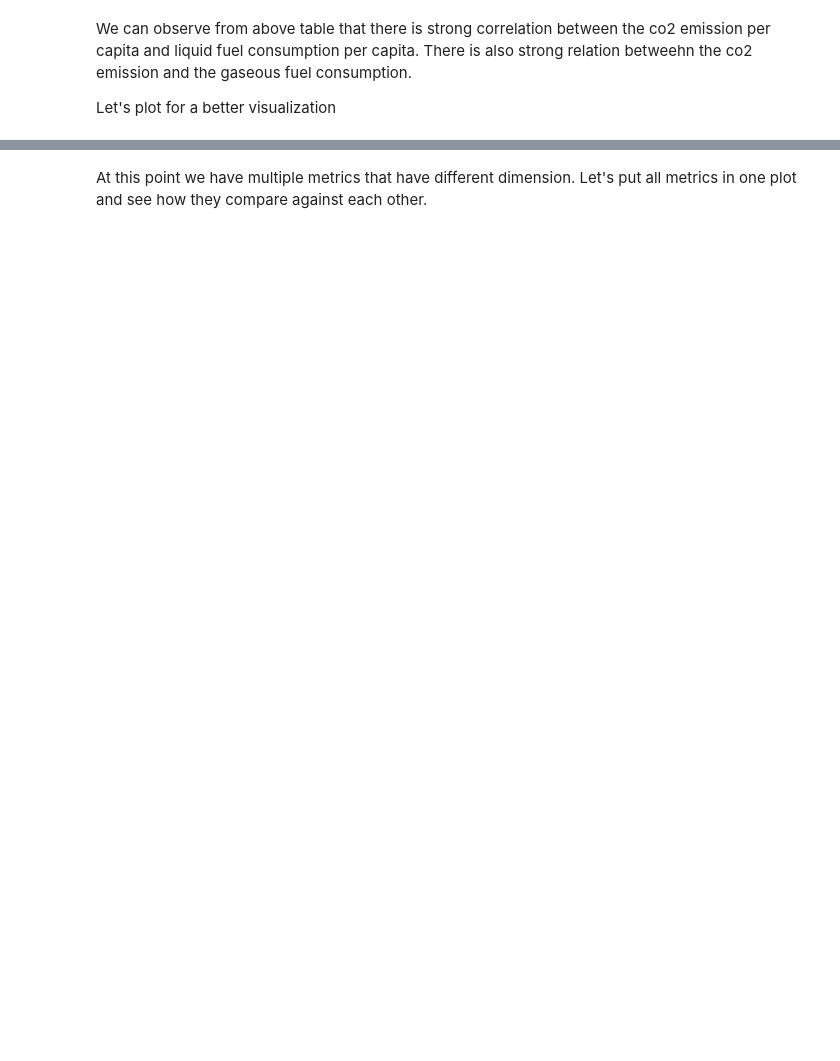
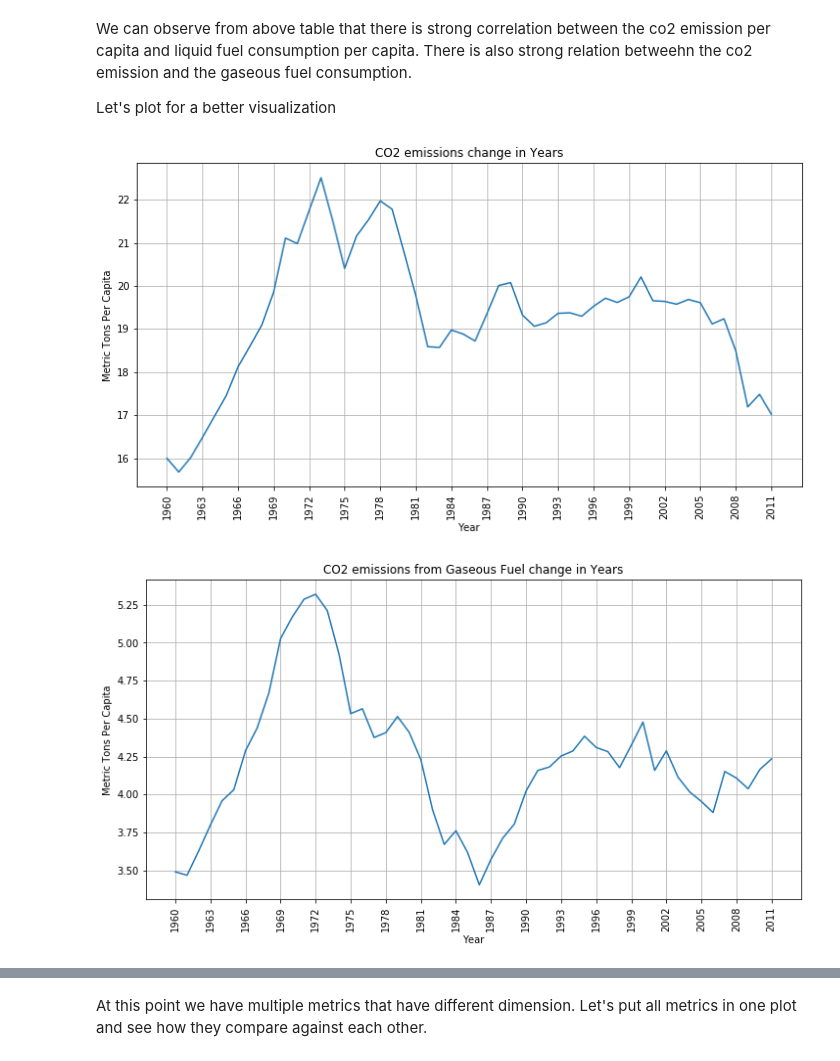
Before and after one commit to robertcox324/5horsemenoftheapocalypse, a Jupyter notebook: WDI_Analysis.ipynb, the cells around one changed output, grey strips where cells are left out. Saved outputs shown, nothing was run; the diff lists cells and outputs as text; code cells hidden in the pictures; blank space fills up the shorter version.

```diff
--- a/WDI_Analysis.ipynb
+++ b/WDI_Analysis.ipynb
@@ -11,7 +12,7 @@ from pprint import pprint
 # %% [markdown]
 ### Load data
 # %%
-data = pd.read_csv("./world-development-indicators/Indicators.csv")
+data = pd.read_csv("./Resources/Indicators.csv")
 data.shape
 # %% [output]
 (5656458, 6)
@@ -285,26 +340,33 @@ Let's plot for a better visualization
 # %%
 plt.figure('co2', figsize=(12,6))
 plt.plot(fuel_df['Year'], fuel_df['co2_val_pc'])
 plt.title('CO2 emissions change in Years')
 plt.xlabel('Year')
 plt.ylabel('Metric Tons Per Capita')
 plt.xticks(np.arange(min(fuel_df['Year']), max(fuel_df['Year'])+1, 3.0), rotation='vertical')
+plt.grid()
 plt.figure('gas', figsize=(12,6))
 plt.plot(fuel_df['Year'], fuel_df['gas_val_pc'])
 plt.title('CO2 emissions from Gaseous Fuel change in Years')
 plt.xlabel('Year')
 plt.ylabel('Metric Tons Per Capita')
 plt.xticks(np.arange(min(fuel_df['Year']), max(fuel_df['Year'])+1, 3.0), rotation='vertical')
+plt.grid()
 plt.figure('liquid', figsize=(12,6))
 plt.plot(fuel_df['Year'], fuel_df['liq_val_pc'])
 plt.title('CO2 emissions from Liquid Fuel change in Years')
 plt.xlabel('Year')
 plt.ylabel('Metric Tons Per Capita')
 plt.xticks(np.arange(min(fuel_df['Year']), max(fuel_df['Year'])+1, 3.0), rotation='vertical')
+plt.grid()
 plt.figure('solid', figsize=(12,6))
 plt.plot(fuel_df['Year'], fuel_df['sol_val_pc'])
 plt.title('CO2 emissions from Solid Fuel change in Years')
 plt.xlabel('Year')
 plt.ylabel('Metric Tons Per Capita')
 plt.xticks(np.arange(min(fuel_df['Year']), max(fuel_df['Year'])+1, 3.0), rotation='vertical')
+plt.grid()
 plt.show()
+# %% [output]
+[figure, added]
+[figure, added]
```
Also changed, not shown: parts of 52 cells of this notebook, 3 other files.
